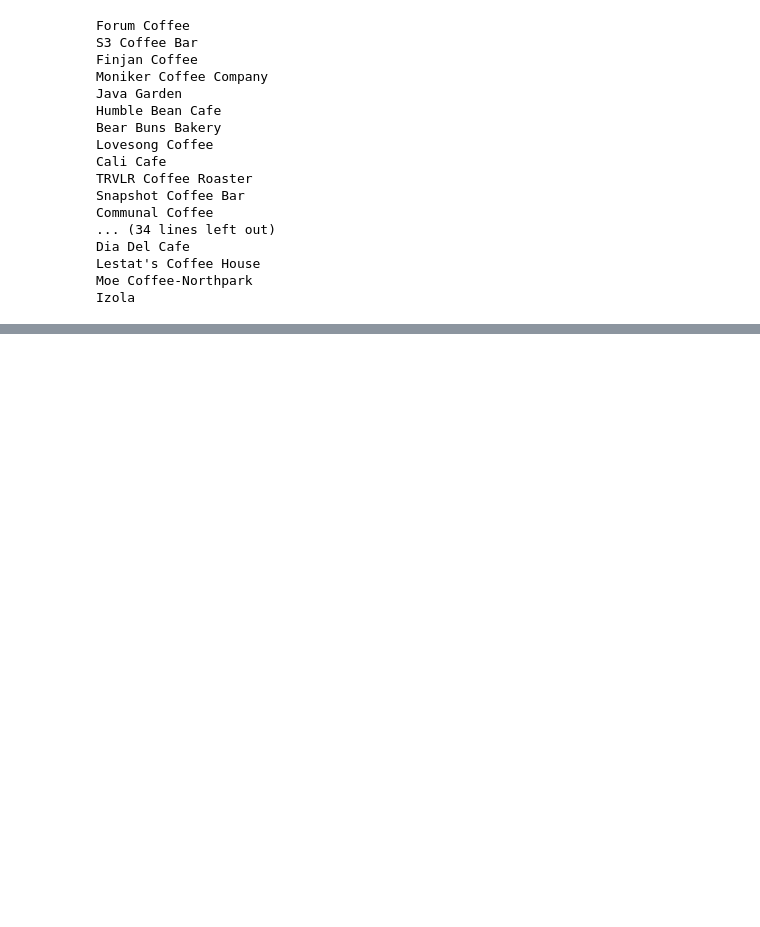
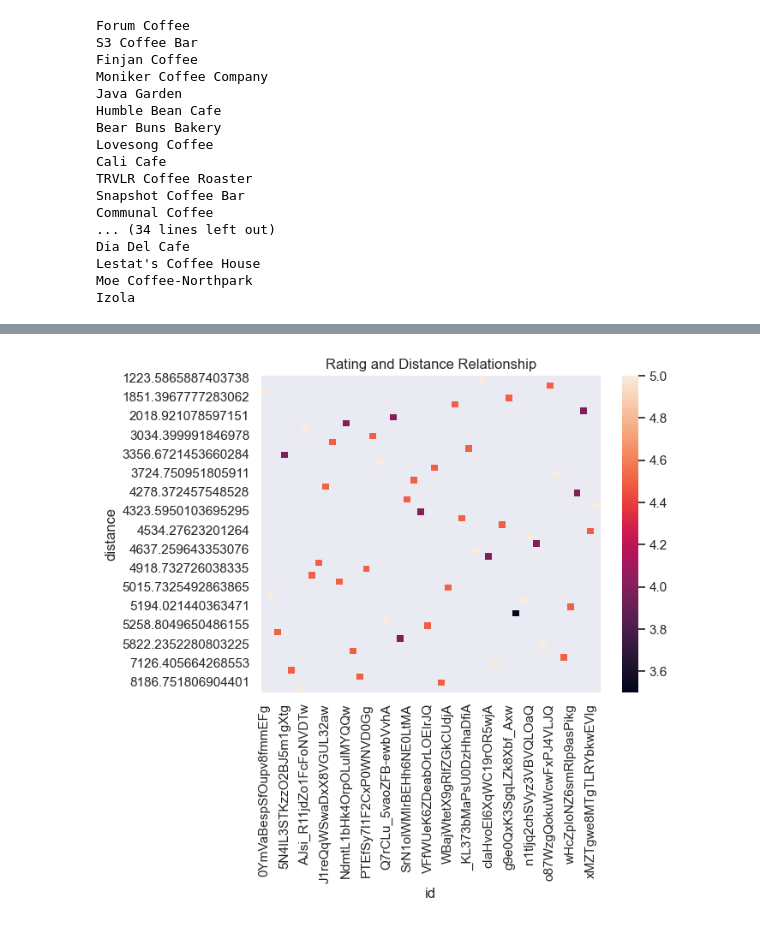
Before and after one commit to NyakioRosemary/YelpApi, a Jupyter notebook: yelp_busin.ipynb, the cells around one changed output, grey strips where cells are left out. Cells and saved outputs as stored; diff of their text form; code cells hidden in the pictures; blank space fills up the shorter version.

```diff
--- a/yelp_busin.ipynb
+++ b/yelp_busin.ipynb
@@ -128,0 +230,6 @@ Peet's Coffee
+# %%
+#get the columns for ploting heatmap
+heat = df.loc[:, ['rating', 'review_count', 'distance']]
+# %%
+#rest index
+heat = heat.reset_index()
@@ -128,0 +247,7 @@ Peet's Coffee
+# %%
+#plot the hist
+ax = sns.heatmap(heat)
+plt.title('Rating and Distance Relationship')
+plt.show()
+# %% [output]
+[figure, added]
```
Also changed, not shown: parts of 25 cells of this notebook.
